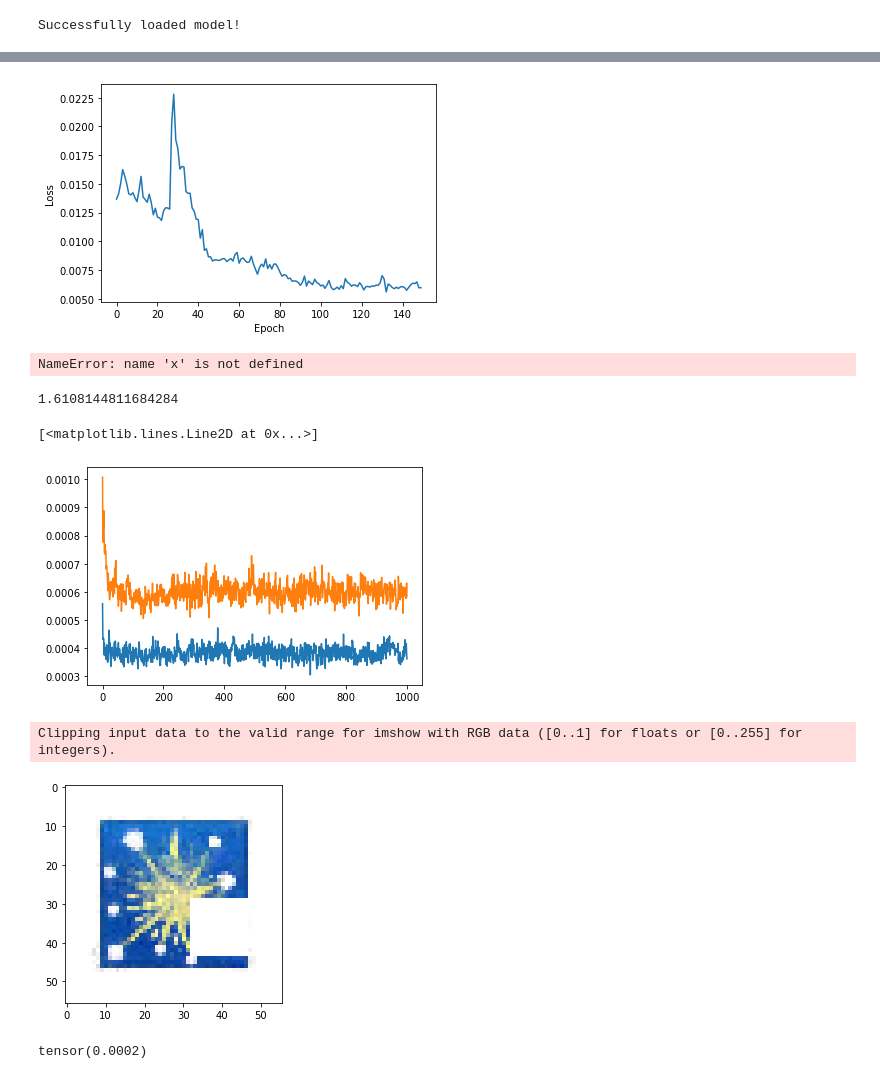
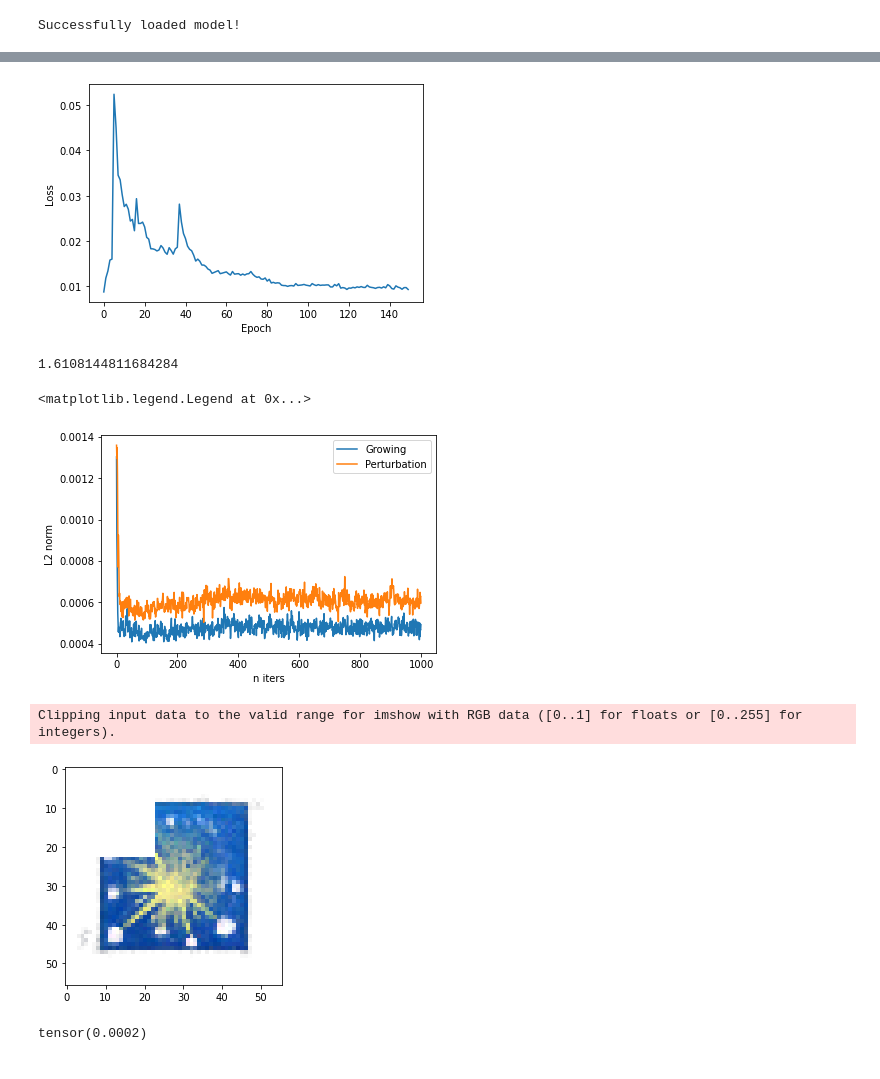
Before and after one commit to LetteraUnica/neural_cellular_automata, a Jupyter notebook: pytorch_ca/perturbation_CA.ipynb, the cells around one changed output, grey strips where cells are left out. Cells and saved outputs as stored; diff of their text form; code cells hidden in the pictures.

Commit message:
trained regeneration side=20

```diff
--- a/pytorch_ca/perturbation_CA.ipynb
+++ b/pytorch_ca/perturbation_CA.ipynb
@@ -58,7 +58,7 @@ old_CA.load("firework_growing.pt")
 Successfully loaded model!
 # %%
 new_CA = CAModel().to(device)
-new_CA.load("new_CA_with_average_between_old_and_new/new_CA.pt")
+new_CA.load("perturbation_regeneration_l=1.pt")
 # %% [output]
 Successfully loaded model!
 # %%
@@ -73,7 +75,6 @@ for param in model.old_CA.parameters():
 optimizer = torch.optim.Adam(model.new_CA.parameters(), lr=2e-3)
 criterion = loss_fn2(pad(target, TARGET_PADDING), order=2, l=1.)
 scheduler = torch.optim.lr_scheduler.MultiStepLR(optimizer, milestones=[40,80], gamma=0.3)
-model.train_CA(optimizer, criterion, pool, n_epochs=150, scheduler=scheduler, evolution_iters=55, batch_size=2, kind="regenerating", square_side=15)
-# torch.nn.utils.clip_grad_norm_(model.new_CA.parameters(), 1.)
+model.train_CA(optimizer, criterion, pool, n_epochs=150, scheduler=scheduler, evolution_iters=55, batch_size=2, kind="regenerating", square_side=20)
 # %% [output]
 epoch: 150
@@ -82,47 +83,55 @@ avg loss: 0.005960089693871851
 pl.plot(model.losses[-150:])
 pl.xlabel("Epoch")
 pl.ylabel("Loss")
-pl.savefig(fname="pertutbation_regeneration_l=1_losses.png", dpi=200)
+# pl.savefig(fname="pertutbation_regeneration_l=1_side=20_losses.png", dpi=200)
 # %% [output]
-[figure, old version]
+[figure, new version]
-# %%
-torch.max(model.new_CA(x))
-# %% [output]
-NameError: name 'x' is not defined
 # %%
 norms_old[-1]/norms_new[-1]
 # %% [output]
 1.6108144811684284
+# %%
+with torch.no_grad():
+    for i in range(POOL_SIZE//32 * 5):
+        x, idx = pool.sample(32)
+        x = x.to(device)
+        for i in range(55):
+            x = model.forward(x)
+        pool.update(x, idx)
 # %%
 norms_old = []
 norms_new = []
 with torch.no_grad():
     x = pool.sample(1)[0].cuda()
     for i in range(1000):
         pre_life_mask = model.new_CA.get_living_mask(x)
 
         dx_new = model.new_CA.compute_dx(x)
         dx_old = model.old_CA.compute_dx(x)
 
         post_life_mask = model.new_CA.get_living_mask(x)
         life_mask = pre_life_mask & post_life_mask
 
         norm = torch.mean((dx_new*life_mask)**2)
         norms_new.append(norm.detach().cpu().item())
         norm = torch.mean((dx_old*life_mask)**2)
         norms_old.append(norm.detach().cpu().item())
         x = model.forward(x)
 
-pl.plot(norms_new)
-pl.plot(norms_old)
+pl.plot(norms_new, label="Growing")
+pl.plot(norms_old, label="Perturbation")
+pl.xlabel("n iters")
+pl.ylabel("L2 norm")
+pl.legend()
+#pl.savefig("perturbation_norms_l=1.png", dpi=200)
 # %% [output]
-[<matplotlib.lines.Line2D at 0x...>]
+<matplotlib.legend.Legend at 0x...>
-[figure, old version]
+[figure, new version]
 # %%
 imshow(pool.sample(1)[0][0])
 # %% [output]
 Clipping input data to the valid range for imshow with RGB data ([0..1] for floats or [0..255] for integers).
-[figure, old version]
+[figure, new version]
 # %%
 torch.mean(model.new_cells.detach().cpu()**2)
 # %% [output]
```
Also changed, not shown: parts of 4 cells of this notebook, 15 other files.
